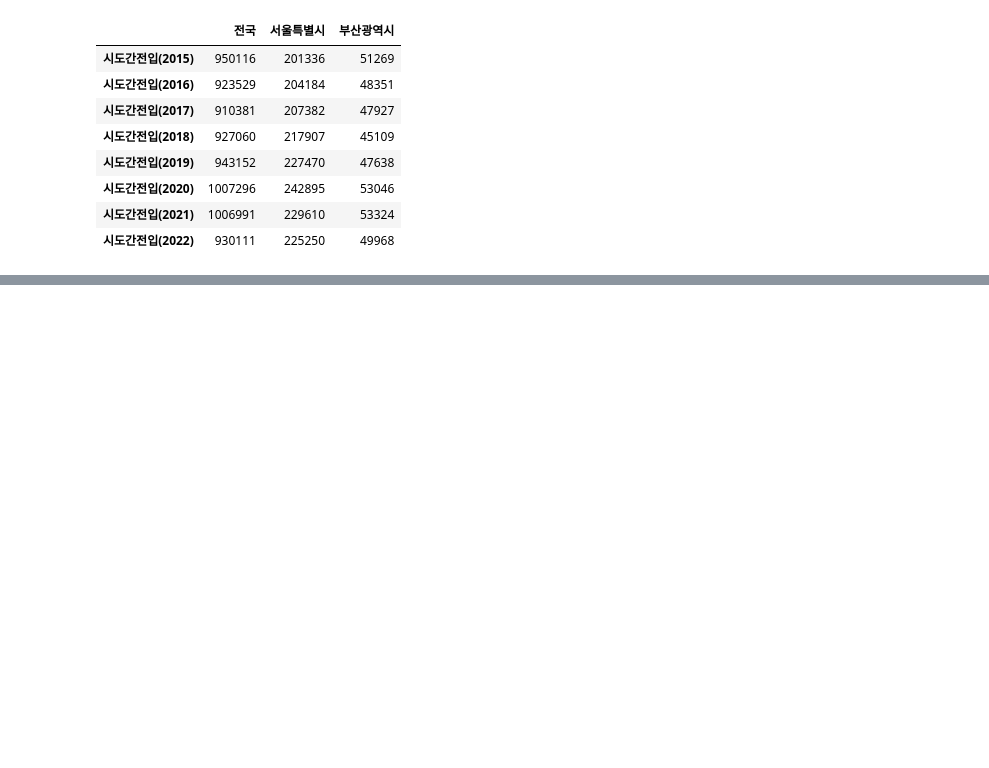
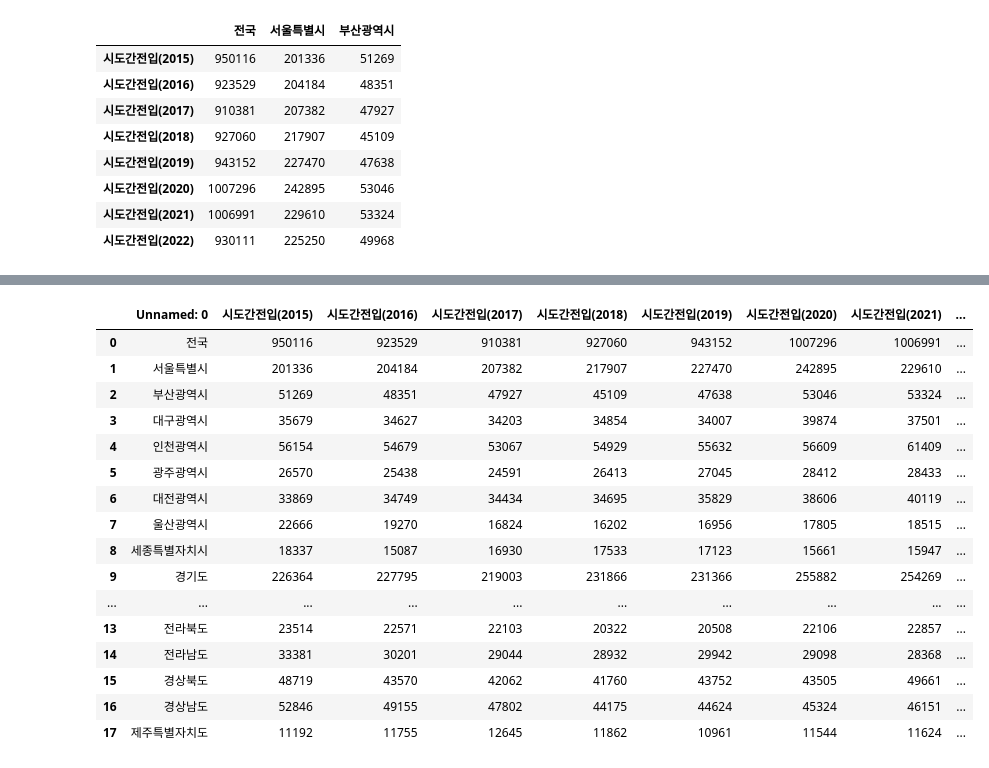
Before and after one commit to Aphian/data_science, a Jupyter notebook: 1_1_시도간전입(2015~2022).ipynb, the cells around one changed output, grey strips where cells are left out. Cells and saved outputs as stored; diff of their text form; code cells hidden in the pictures; blank space fills up the shorter version.

```diff
--- a/1_1_시군구별_인구이동.ipynb
+++ b/1_1_시도간전입(2015~2022).ipynb
@@ -416,0 +399,20 @@ pop_youth_fin
+# %%
+pd.read_csv('./data/시도간전입(2015~2022).csv')
+# %% [output]
+|  | Unnamed: 0 | 시도간전입(2015) | 시도간전입(2016) | 시도간전입(2017) | 시도간전입(2018) | 시도간전입(2019) | 시도간전입(2020) | 시도간전입(2021) | ... |
+| 0 | 전국 | 950116 | 923529 | 910381 | 927060 | 943152 | 1007296 | 1006991 | ... |
+| 1 | 서울특별시 | 201336 | 204184 | 207382 | 217907 | 227470 | 242895 | 229610 | ... |
+| 2 | 부산광역시 | 51269 | 48351 | 47927 | 45109 | 47638 | 53046 | 53324 | ... |
+| 3 | 대구광역시 | 35679 | 34627 | 34203 | 34854 | 34007 | 39874 | 37501 | ... |
+| 4 | 인천광역시 | 56154 | 54679 | 53067 | 54929 | 55632 | 56609 | 61409 | ... |
+| 5 | 광주광역시 | 26570 | 25438 | 24591 | 26413 | 27045 | 28412 | 28433 | ... |
+| 6 | 대전광역시 | 33869 | 34749 | 34434 | 34695 | 35829 | 38606 | 40119 | ... |
+| 7 | 울산광역시 | 22666 | 19270 | 16824 | 16202 | 16956 | 17805 | 18515 | ... |
+| 8 | 세종특별자치시 | 18337 | 15087 | 16930 | 17533 | 17123 | 15661 | 15947 | ... |
+| 9 | 경기도 | 226364 | 227795 | 219003 | 231866 | 231366 | 255882 | 254269 | ... |
+| ... | ... | ... | ... | ... | ... | ... | ... | ... | ... |
+| 13 | 전라북도 | 23514 | 22571 | 22103 | 20322 | 20508 | 22106 | 22857 | ... |
+| 14 | 전라남도 | 33381 | 30201 | 29044 | 28932 | 29942 | 29098 | 28368 | ... |
+| 15 | 경상북도 | 48719 | 43570 | 42062 | 41760 | 43752 | 43505 | 49661 | ... |
+| 16 | 경상남도 | 52846 | 49155 | 47802 | 44175 | 44624 | 45324 | 46151 | ... |
+| 17 | 제주특별자치도 | 11192 | 11755 | 12645 | 11862 | 10961 | 11544 | 11624 | ... |
```
Also changed, not shown: parts of 3 cells of this notebook.
